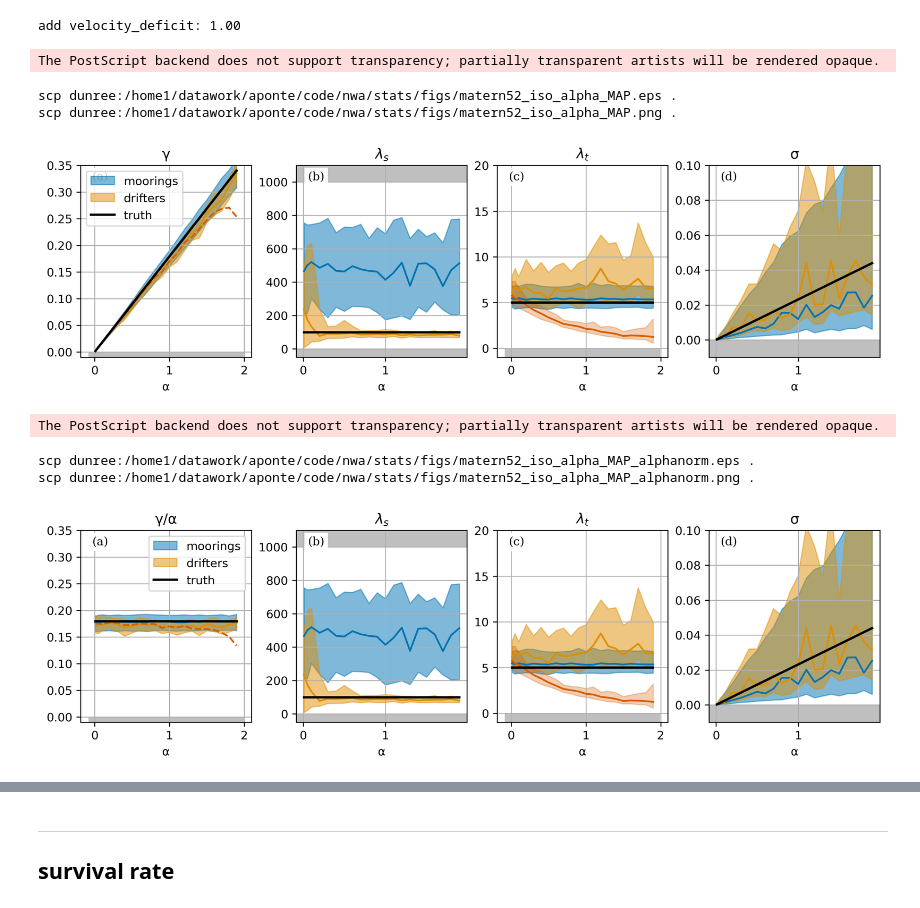
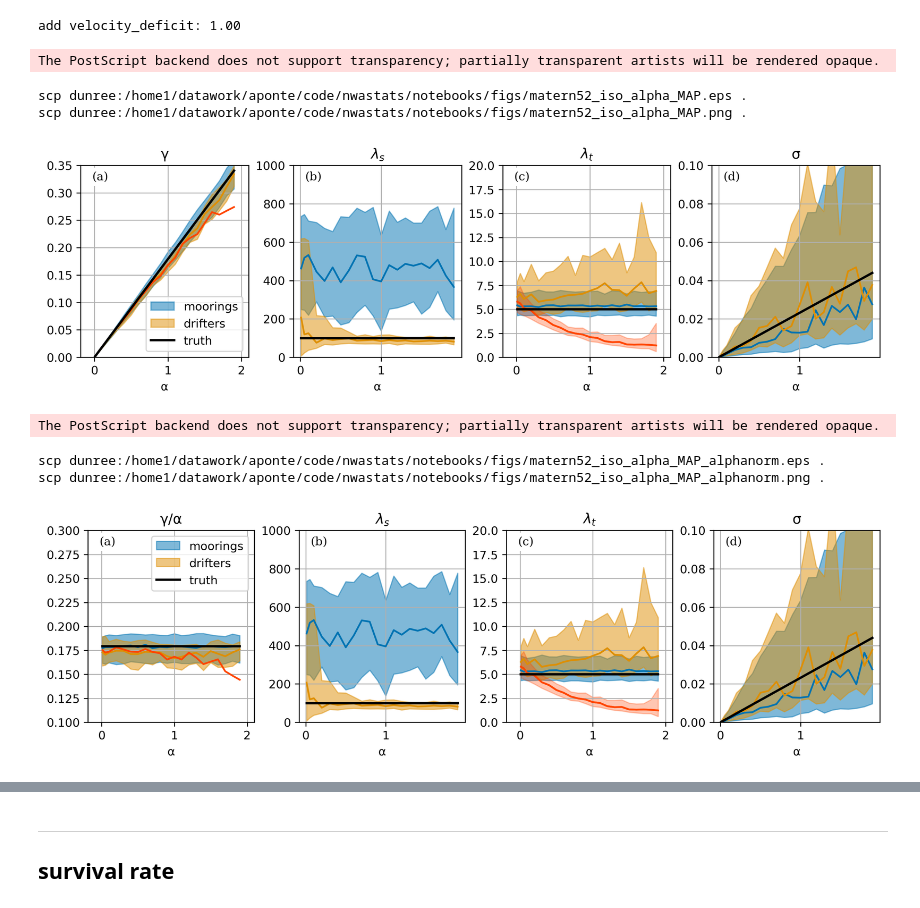
Before and after one commit to apatlpo/nwastats, a Jupyter notebook: notebooks/drifter_3D_alpha.ipynb, the cells around one changed output, grey strips where cells are left out. Cells and saved outputs as stored; diff of their text form; code cells hidden in the pictures.

Commit message:
update after nu inference

```diff
--- a/notebooks/drifter_3D_alpha.ipynb
+++ b/notebooks/drifter_3D_alpha.ipynb
@@ -156,6 +170,8 @@ def get_file_path_mooring(flow_scale, Nxy, dx, no_space, traj_decorrelation):
         nc = nc.replace(".nc", f"_nospace.nc")
     if traj_decorrelation:
         nc = nc.replace(".nc", f"_trajd.nc")
+    if enable_nu:
+        nc = nc.replace(".nc", f"_nu.nc")
     return nc
 
 def run_inferences_mooring(flow_scale):
@@ -163,11 +179,9 @@ def run_inferences_mooring(flow_scale):
     nc = get_file_path_mooring(flow_scale, Nxy, dx, no_space, traj_decorrelation)
 
     # note: does not overwrite
-    if prod and not os.path.isfile(nc):
+    if prod and (not os.path.isfile(nc) or overwrite):
         ds = st.run_mooring_ensembles(
-            Ne, dsf,
-            covparams, covfunc, labels, (Nt, Nxy),
-            noise, dx=dx,
+            Ne, dsf, covparams, covfunc, labels, (Nt, Nxy), noise, **inference_kw,
             flow_scale=flow_scale,
         )
         ds.to_netcdf(nc, mode="w")
@@ -326,6 +342,8 @@ def get_file_path_drifter(flow_scale, Nxy, dx, no_space, traj_decorrelation):
         nc = nc.replace(".nc", f"_nospace.nc")
     if traj_decorrelation:
         nc = nc.replace(".nc", f"_trajd.nc")
+    if enable_nu:
+        nc = nc.replace(".nc", f"_nu.nc")
     return nc
 
 def run_inferences_drifter(flow_scale):
@@ -333,12 +351,9 @@ def run_inferences_drifter(flow_scale):
     nc = get_file_path_drifter(flow_scale, Nxy, dx, no_space, traj_decorrelation)
 
     # note: does not overwrite
-    if prod and not os.path.isfile(nc):
+    if prod and (not os.path.isfile(nc) or overwrite):
         ds = st.run_drifter_ensembles(
-            run_dir,
-            Ne,
-            covparams, covfunc, labels, (Nt, Nxy), noise,
-            dx=dx,
+            run_dir, Ne, covparams, covfunc, labels, (Nt, Nxy), noise, **inference_kw,
             flow_scale=flow_scale,
         )
         ds.to_netcdf(nc, mode="w")
@@ -413,10 +428,10 @@ dsm_nospace = xr.concat([_pprocess(d, λx=flow_attrs["lambda_x"]) for d in Dm_no
 dsr_nospace = xr.concat([_pprocess(d, λx=flow_attrs["lambda_x"]) for d in Dr_nospace], "flow_scale")
 # %%
 bounds = dict(
-    σ=(-.01,.1),
-    γ=(-.01,.35),
-    λx=(-50,1100),
-    λt=(-1,20),
+    σ=(0.,.1),
+    γ=(0.,.35),
+    λx=(0,1000),
+    λt=(0,20),
 )
 # common kwargs
 kw = dict(x="α", x_off=.055, x_width=0.04, bounds=bounds)
@@ -431,11 +446,12 @@ def add_nospace(ds, c, axes, alpha_normalize=False):
             if alpha_normalize:
                 da = (da/da["α"]).rename("γ/α")
             # need to recompose gamma = eta / lambdax = np.sqrt((ν-1)/ν) * U
-            ax.plot(da["α"], da, color=c, ls="--")
+            ax.plot(da["α"], da, color=c, ls="-")
         if p=="λt":
             da = ds["MAP"].sel(parameter=p) #.median("ensemble")
             #ax.plot(da["α"], da, color=c, ls="--")
             st._shadeplot(ax, da, da["α"], alpha=0.3, color=c)
+            ax.plot(da["α"], da.median("ensemble"), color=c, ls="-")
 # %%
 fig, axes = st.plot_sensitivity_combined(
     dsm, dsr, alpha=0.5, legend_loc=0, alpha_normalize=False, **kw,
@@ -443,28 +459,31 @@ fig, axes = st.plot_sensitivity_combined(
 
 #add_nospace(dsr_nospace, colors["dr"], axes)
 #add_nospace(dsm_nospace, colors["mo"], axes)
-add_nospace(dsr_nospace, st.cpal[3], axes)
+#add_nospace(dsr_nospace, st.cpal[3], axes)
+add_nospace(dsr_nospace, "orangered", axes)
 
 st.label_and_print(fig, axes, flow_attrs["cov_x"]+"_alpha_MAP")
 # %% [output]
 The PostScript backend does not support transparency; partially transparent artists will be rendered opaque.
-scp dunree:/home1/datawork/aponte/code/nwa/stats/figs/matern52_iso_alpha_MAP.eps .
-scp dunree:/home1/datawork/aponte/code/nwa/stats/figs/matern52_iso_alpha_MAP.png .
+scp dunree:/home1/datawork/aponte/code/nwastats/notebooks/figs/matern52_iso_alpha_MAP.eps .
+scp dunree:/home1/datawork/aponte/code/nwastats/notebooks/figs/matern52_iso_alpha_MAP.png .
-[figure, old version]
+[figure, new version]
 # %%
+_kw = dict(**kw)
+_kw["bounds"]["γ"] = (.1, .3)
 fig, axes = st.plot_sensitivity_combined(
-    dsm, dsr, alpha=0.5, legend_loc=0, alpha_normalize=True, **kw,
+    dsm, dsr, alpha=0.5, legend_loc=0, alpha_normalize=True, **_kw,
 )
 
 #add_nospace(dsr_nospace, colors["dr"], axes)
 #add_nospace(dsm_nospace, colors["mo"], axes)
-add_nospace(dsr_nospace, st.cpal[3], axes, alpha_normalize=True)
+add_nospace(dsr_nospace, "orangered", axes, alpha_normalize=True)
 
 st.label_and_print(fig, axes, flow_attrs["cov_x"]+"_alpha_MAP_alphanorm")
 # %% [output]
 The PostScript backend does not support transparency; partially transparent artists will be rendered opaque.
-scp dunree:/home1/datawork/aponte/code/nwa/stats/figs/matern52_iso_alpha_MAP_alphanorm.eps .
-scp dunree:/home1/datawork/aponte/code/nwa/stats/figs/matern52_iso_alpha_MAP_alphanorm.png .
+scp dunree:/home1/datawork/aponte/code/nwastats/notebooks/figs/matern52_iso_alpha_MAP_alphanorm.eps .
+scp dunree:/home1/datawork/aponte/code/nwastats/notebooks/figs/matern52_iso_alpha_MAP_alphanorm.png .
-[figure, old version]
+[figure, new version]
 # %%
 # print MAP - truth difference along with normalized difference
```
Also changed, not shown: parts of 10 cells of this notebook, 12 other files.
